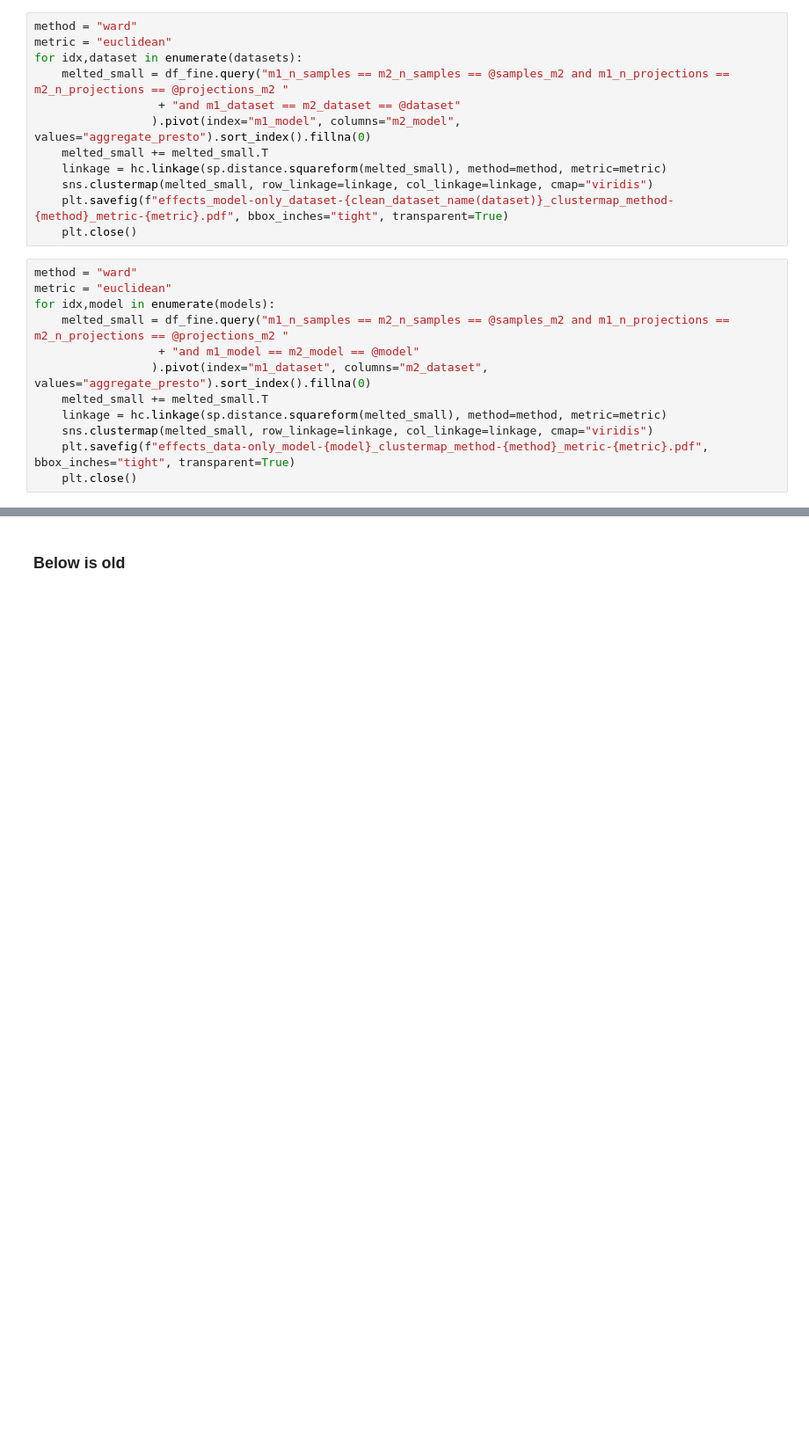
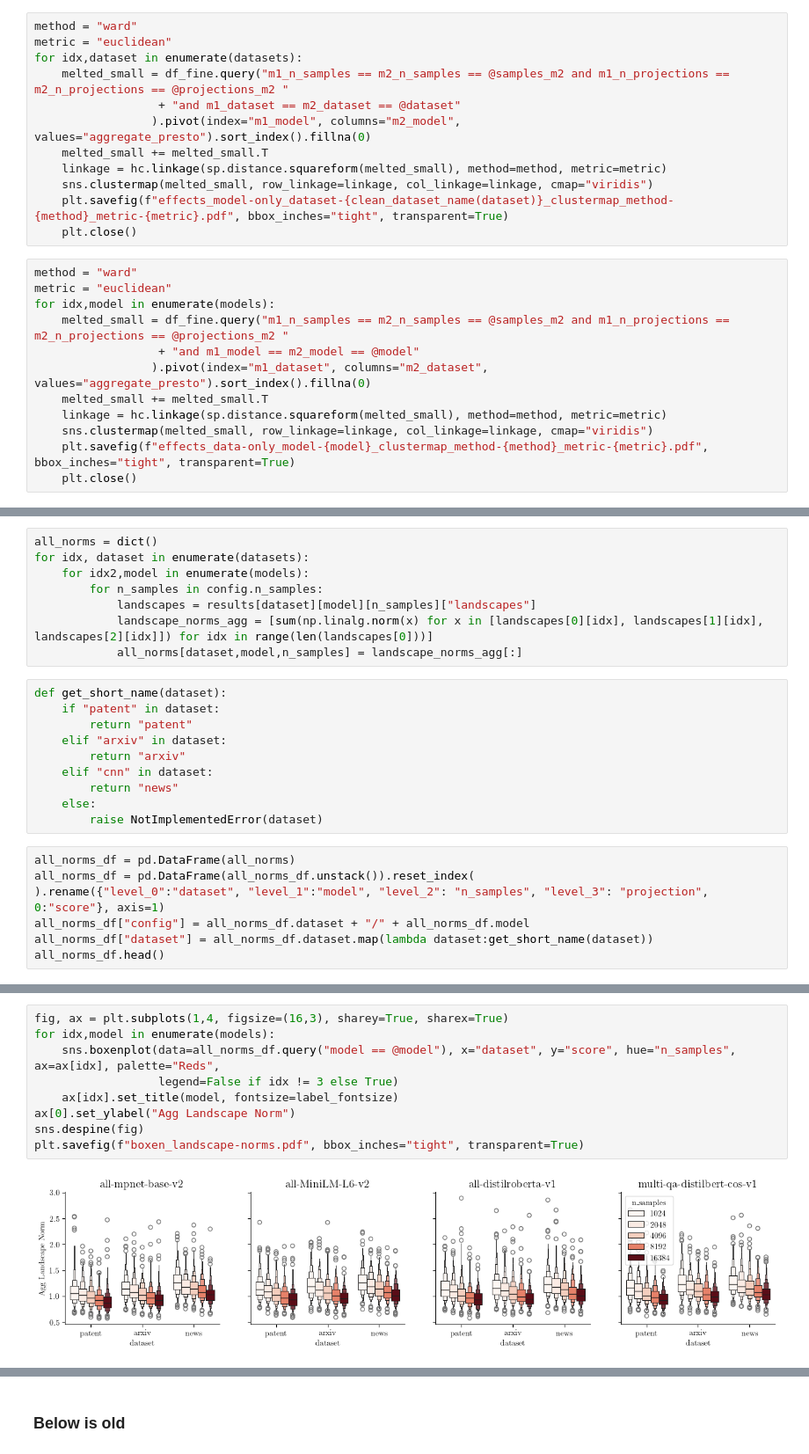
Before and after one commit to aidos-lab/Presto, a Jupyter notebook: notebooks/presto_test.ipynb, the cells around one changed output, grey strips where cells are left out. Shown at 88% size. Drawn from its saved outputs; the diff is of its cells as text; blank space fills up the shorter version.

```diff
--- a/notebooks/presto_test.ipynb
+++ b/notebooks/presto_test.ipynb
@@ -219,0 +262,25 @@ for idx,model in enumerate(models):
+# %%
+all_norms = dict()
+for idx, dataset in enumerate(datasets):
+    for idx2,model in enumerate(models):
+        for n_samples in config.n_samples:
+            landscapes = results[dataset][model][n_samples]["landscapes"]
+            landscape_norms_agg = [sum(np.linalg.norm(x) for x in [landscapes[0][idx], landscapes[1][idx], landscapes[2][idx]]) for idx in range(len(landscapes[0]))]
+            all_norms[dataset,model,n_samples] = landscape_norms_agg[:]
+# %%
+def get_short_name(dataset):
+    if "patent" in dataset:
+        return "patent"
+    elif "arxiv" in dataset:
+        return "arxiv"
+    elif "cnn" in dataset:
+        return "news"
+    else:
+        raise NotImplementedError(dataset)
+# %%
+all_norms_df = pd.DataFrame(all_norms)
+all_norms_df = pd.DataFrame(all_norms_df.unstack()).reset_index(
+).rename({"level_0":"dataset", "level_1":"model", "level_2": "n_samples", "level_3": "projection", 0:"score"}, axis=1)
+all_norms_df["config"] = all_norms_df.dataset + "/" + all_norms_df.model
+all_norms_df["dataset"] = all_norms_df.dataset.map(lambda dataset:get_short_name(dataset))
+all_norms_df.head()
@@ -219,0 +294,11 @@ for idx,model in enumerate(models):
+# %%
+fig, ax = plt.subplots(1,4, figsize=(16,3), sharey=True, sharex=True)
+for idx,model in enumerate(models):
+    sns.boxenplot(data=all_norms_df.query("model == @model"), x="dataset", y="score", hue="n_samples", ax=ax[idx], palette="Reds",
+                  legend=False if idx != 3 else True)
+    ax[idx].set_title(model, fontsize=label_fontsize)
+ax[0].set_ylabel("Agg Landscape Norm")
+sns.despine(fig)
+plt.savefig(f"boxen_landscape-norms.pdf", bbox_inches="tight", transparent=True)
+# %% [output]
+[figure, added]
```
Also changed, not shown: parts of 10 cells of this notebook, 5 other files.
